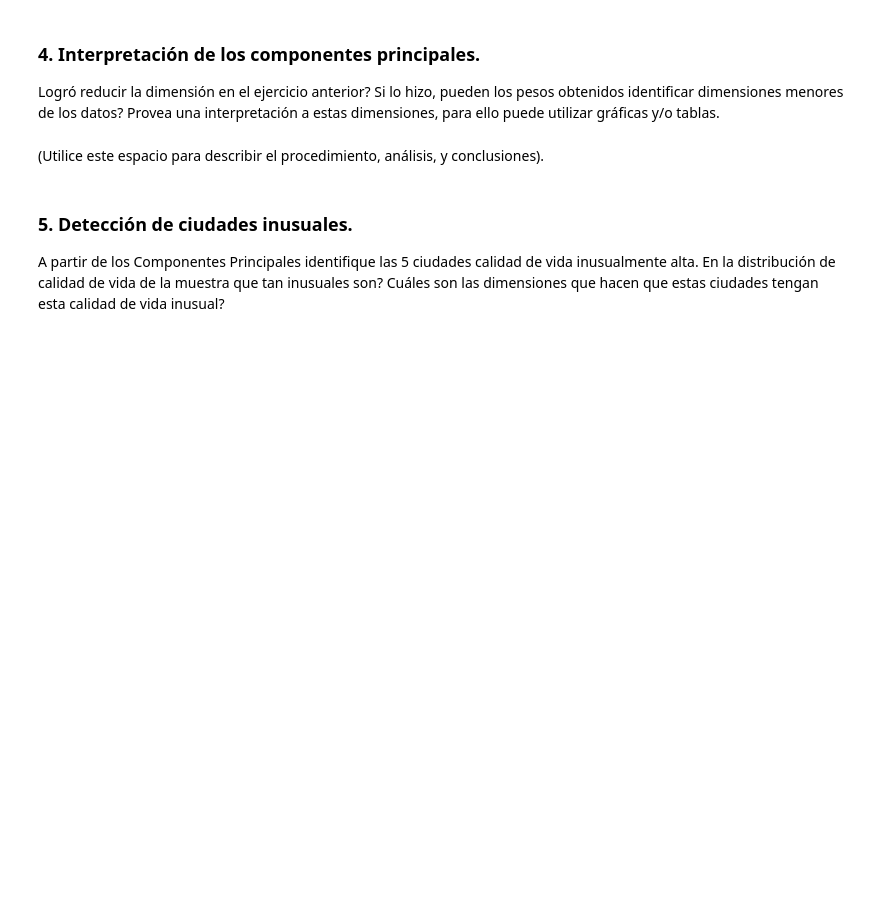
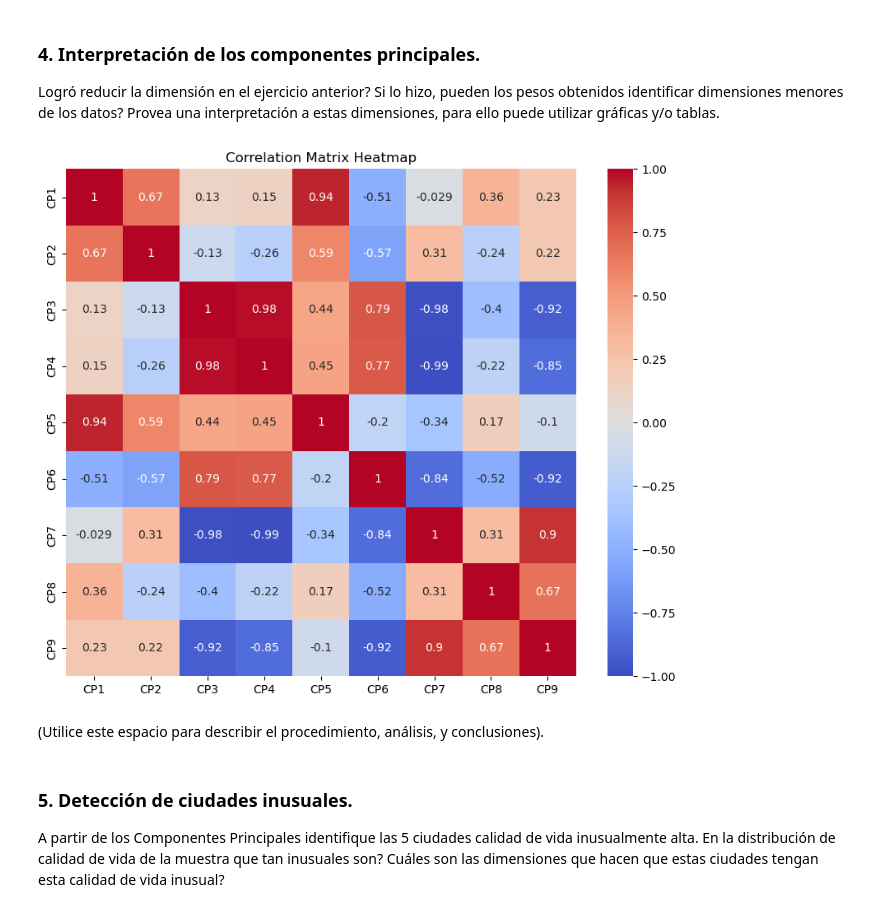
Before and after one commit to sebastian23escobar/Aprendizaje_no_supervisado, a Jupyter notebook: Taller1/S1_LC_Taller_PCA.ipynb, the cells around one changed output. Saved outputs shown, nothing was run; the diff lists cells and outputs as text; code cells hidden in the pictures; blank space fills up the shorter version.

```diff
--- a/Taller1/S1_LC_Taller_PCA.ipynb
+++ b/Taller1/S1_LC_Taller_PCA.ipynb
@@ -64,6 +256,18 @@ Luego, examine los valores propios para determinar cuántos componentes principa
 Logró reducir la dimensión en el ejercicio anterior? Si lo hizo, pueden los pesos obtenidos identificar dimensiones menores de los datos? Provea una interpretación a estas dimensiones, para ello puede utilizar gráficas y/o tablas.
 # %%
 # Utilice este espacio para escribir el código.
+
+# Calculamos la matriz de correlacion
+correlation_matrix2 = f[:4].select_dtypes(include=['number']).corr()
+correlation_matrix2
+
+# Creamos un mapa de calor
+plt.figure(figsize=(10, 8))
+sns.heatmap(correlation_matrix2, annot=True, cmap='coolwarm', vmin=-1, vmax=1)
+plt.title('Correlation Matrix Heatmap')
+plt.show()
+# %% [output]
+[figure, added]
 # %% [markdown]
 (Utilice este espacio para describir el procedimiento, análisis, y conclusiones).
 # %% [markdown]
```
Also changed, not shown: parts of 19 cells of this notebook.
